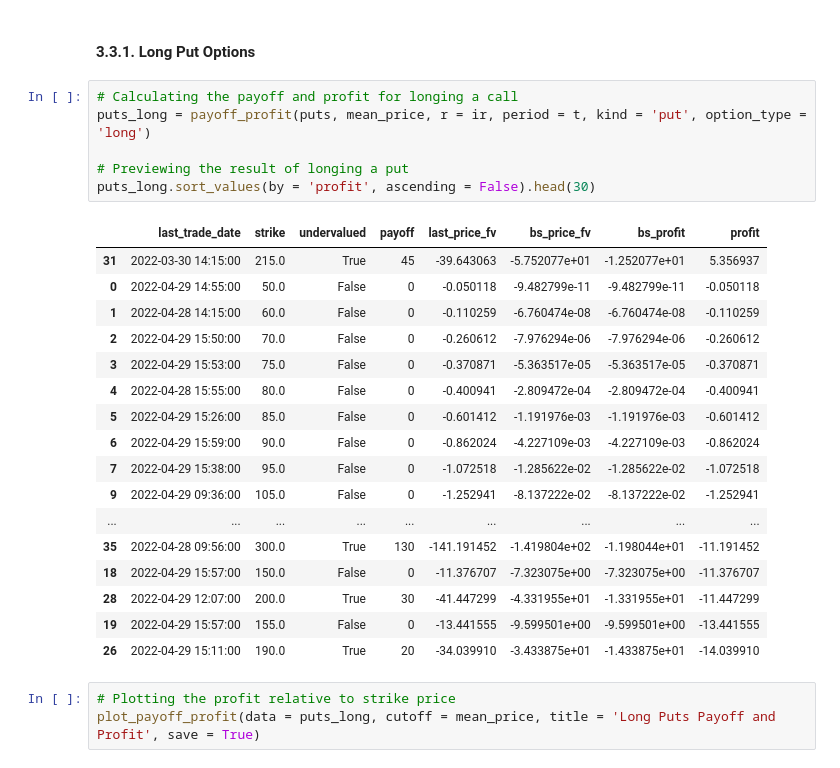
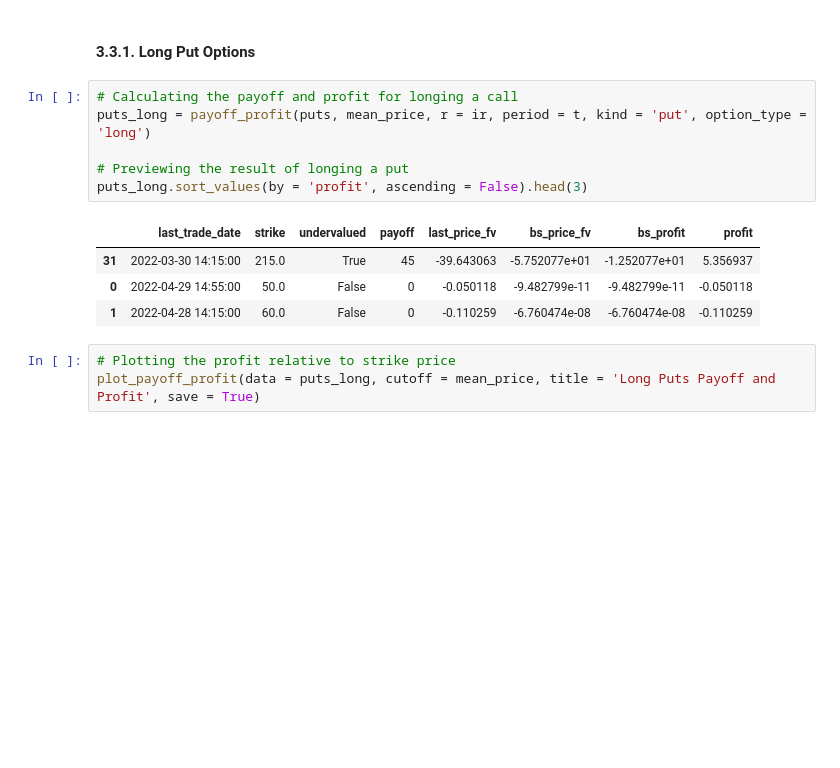
Before and after one commit to dennisjooo/Apple-BlackScholes-GBM, a Jupyter notebook: UTS_Code.ipynb, the cells around one changed output. Drawn from its saved outputs; the diff is of its cells as text; blank space fills up the shorter version.

```diff
--- a/UTS_Code.ipynb
+++ b/UTS_Code.ipynb
@@ -312,27 +312,14 @@ puts.head()
 # %%
 # Calculating the payoff and profit for longing a call
 puts_long = payoff_profit(puts, mean_price, r = ir, period = t, kind = 'put', option_type = 'long')
 
 # Previewing the result of longing a put
-puts_long.sort_values(by = 'profit', ascending = False).head(30)
+puts_long.sort_values(by = 'profit', ascending = False).head(3)
 # %% [output]
 |  | last_trade_date | strike | undervalued | payoff | last_price_fv | bs_price_fv | bs_profit | profit |
 | 31 | 2022-03-30 14:15:00 | 215.0 | True | 45 | -39.643063 | -5.752077e+01 | -1.252077e+01 | 5.356937 |
 | 0 | 2022-04-29 14:55:00 | 50.0 | False | 0 | -0.050118 | -9.482799e-11 | -9.482799e-11 | -0.050118 |
 | 1 | 2022-04-28 14:15:00 | 60.0 | False | 0 | -0.110259 | -6.760474e-08 | -6.760474e-08 | -0.110259 |
-| 2 | 2022-04-29 15:50:00 | 70.0 | False | 0 | -0.260612 | -7.976294e-06 | -7.976294e-06 | -0.260612 |
-| 3 | 2022-04-29 15:53:00 | 75.0 | False | 0 | -0.370871 | -5.363517e-05 | -5.363517e-05 | -0.370871 |
-| 4 | 2022-04-28 15:55:00 | 80.0 | False | 0 | -0.400941 | -2.809472e-04 | -2.809472e-04 | -0.400941 |
-| 5 | 2022-04-29 15:26:00 | 85.0 | False | 0 | -0.601412 | -1.191976e-03 | -1.191976e-03 | -0.601412 |
-| 6 | 2022-04-29 15:59:00 | 90.0 | False | 0 | -0.862024 | -4.227109e-03 | -4.227109e-03 | -0.862024 |
-| 7 | 2022-04-29 15:38:00 | 95.0 | False | 0 | -1.072518 | -1.285622e-02 | -1.285622e-02 | -1.072518 |
-| 9 | 2022-04-29 09:36:00 | 105.0 | False | 0 | -1.252941 | -8.137222e-02 | -8.137222e-02 | -1.252941 |
-| ... | ... | ... | ... | ... | ... | ... | ... | ... |
-| 35 | 2022-04-28 09:56:00 | 300.0 | True | 130 | -141.191452 | -1.419804e+02 | -1.198044e+01 | -11.191452 |
-| 18 | 2022-04-29 15:57:00 | 150.0 | False | 0 | -11.376707 | -7.323075e+00 | -7.323075e+00 | -11.376707 |
-| 28 | 2022-04-29 12:07:00 | 200.0 | True | 30 | -41.447299 | -4.331955e+01 | -1.331955e+01 | -11.447299 |
-| 19 | 2022-04-29 15:57:00 | 155.0 | False | 0 | -13.441555 | -9.599501e+00 | -9.599501e+00 | -13.441555 |
-| 26 | 2022-04-29 15:11:00 | 190.0 | True | 20 | -34.039910 | -3.433875e+01 | -1.433875e+01 | -14.039910 |
 # %%
 # Plotting the profit relative to strike price
 plot_payoff_profit(data = puts_long, cutoff = mean_price, title = 'Long Puts Payoff and Profit', save = True)
```
Also changed, not shown: parts of 1 cell of this notebook, 1 other file.
